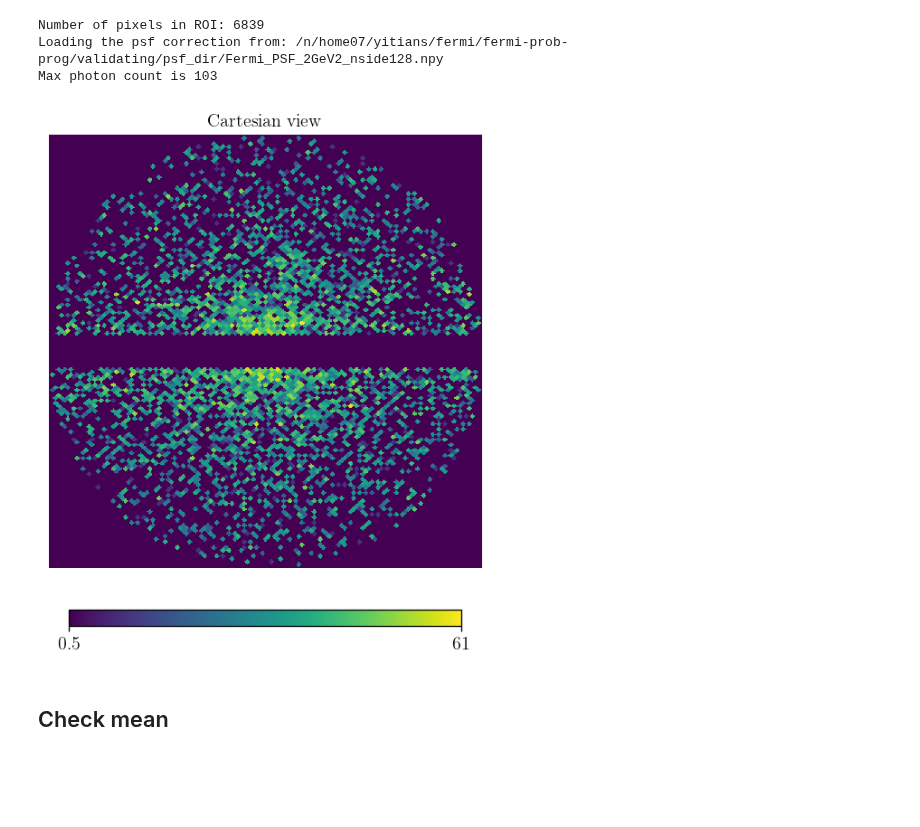
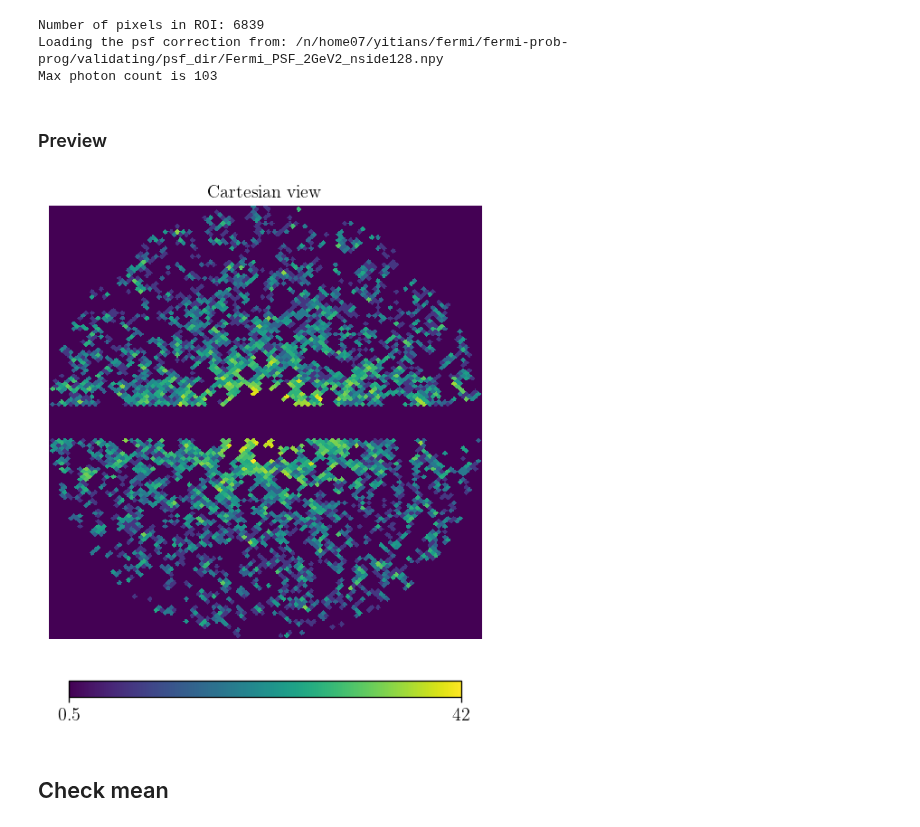
Before and after one commit to smsharma/fermi-prob-prog, a Jupyter notebook: validating/simulate.ipynb, the cells around one changed output. Drawn from its saved outputs; the diff is of its cells as text; code cells hidden in the pictures; blank space fills up the shorter version.

```diff
--- a/validating/simulate.ipynb
+++ b/validating/simulate.ipynb
@@ -235,11 +253,20 @@ var_dict['Sps_dsk'] = 0.
 var_dict['Sps_gce'] = 1.
 var_dict['Sps_iso'] = 2. # iso has same config as gce
 pickle.dump(var_dict, open(f"{save_dir}/truth.p", 'wb'))
-# %%
-# preview
-counts = simulator_for_model(npmodel, var_dict, no_psc_mask=True, delta_psf=True, no_plane_mask=False)
-hp.cartview(np.clip(counts, 0.5, None), norm='log', latra=[-25., 25.], lonra=[-25., 25.])
-# %% [output]
-[figure, removed]
+# %% [markdown]
+### Preview
+# %%
+def plot_cart(z, zmask=None, nside=128, clip_min=0.5, clip_max=None):
+    if zmask is not None:
+        z_plot = np.zeros(hp.nside2npix(nside))
+        z_plot[~zmask] = z
+    else:
+        z_plot = z
+    hp.cartview(np.clip(z_plot, clip_min, clip_max), norm='log', latra=[-25., 25.], lonra=[-25., 25.])
+# %%
+counts = simulator_for_model(npmodel, var_dict, no_psc_mask=False, delta_psf=False, no_plane_mask=False)
+plot_cart(counts, npmodel.normalization_mask)
+# %% [output]
+[figure, added]
 # %%
 # simulate
```
Also changed, not shown: parts of 4 cells of this notebook, 4 other files.
